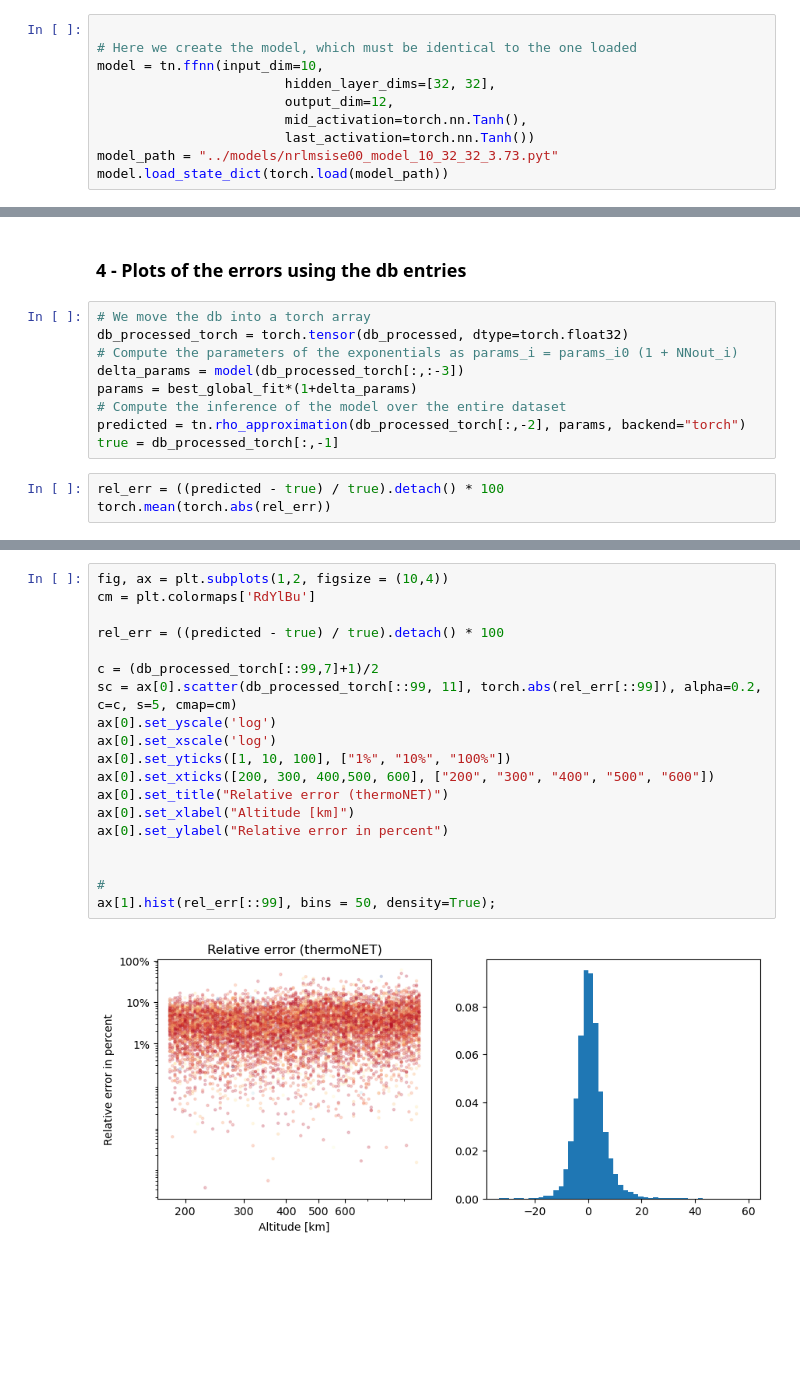
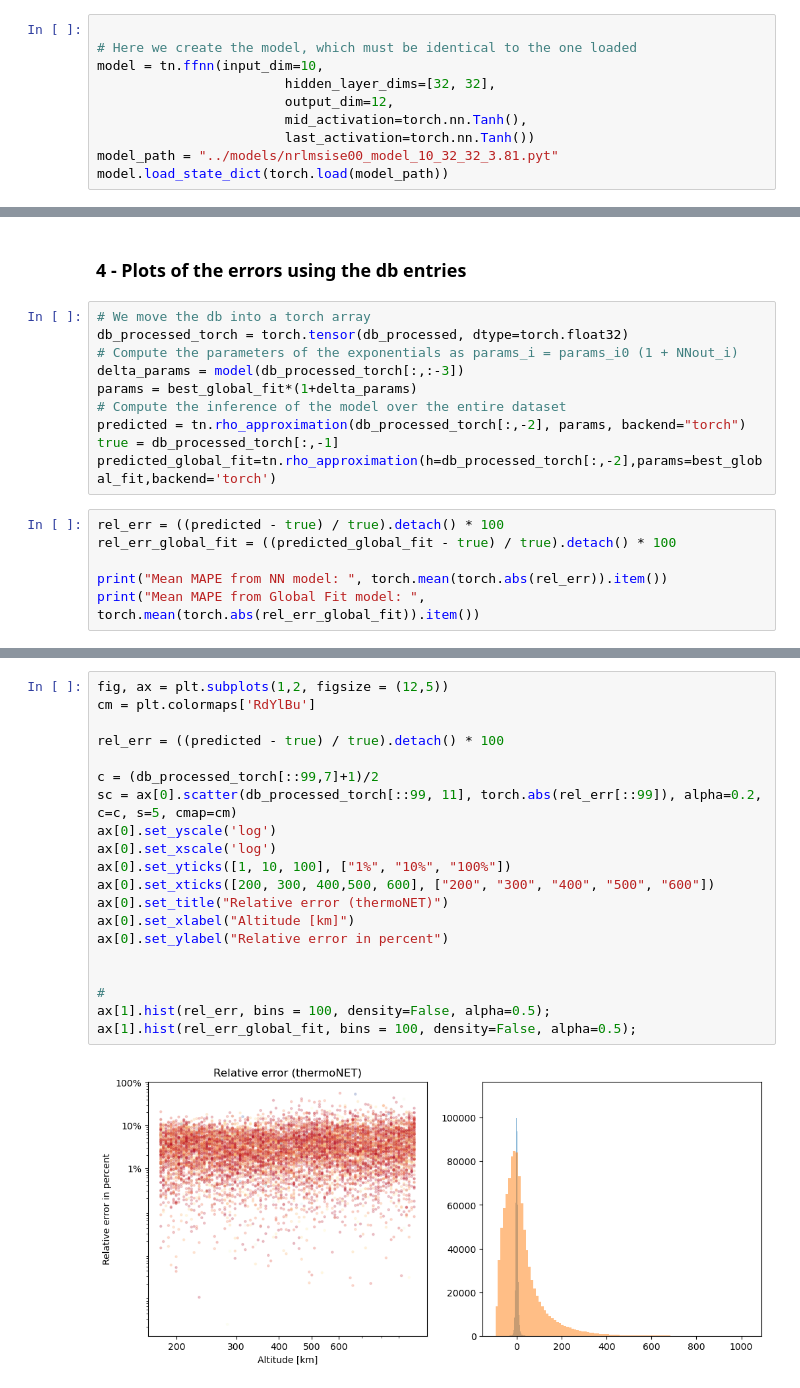
Before and after one commit to esa/thermonets, a Jupyter notebook: notebooks/nrlmsise00_analysis.ipynb, the cells around one changed output, grey strips where cells are left out. Saved outputs shown, nothing was run; the diff lists cells and outputs as text; blank space fills up the shorter version.

```diff
--- a/notebooks/nrlmsise00_analysis.ipynb
+++ b/notebooks/nrlmsise00_analysis.ipynb
@@ -18,7 +18,7 @@ model = tn.ffnn(input_dim=10,
                         output_dim=12,
                         mid_activation=torch.nn.Tanh(),
                         last_activation=torch.nn.Tanh())
-model_path = "../models/nrlmsise00_model_10_32_32_3.73.pyt"
+model_path = "../models/nrlmsise00_model_10_32_32_3.81.pyt"
 model.load_state_dict(torch.load(model_path))
 # %% [output]
 <All keys matched successfully>
@@ -122,7 +122,11 @@ params = best_global_fit*(1+delta_params)
 # Compute the inference of the model over the entire dataset
 predicted = tn.rho_approximation(db_processed_torch[:,-2], params, backend="torch")
 true = db_processed_torch[:,-1]
+predicted_global_fit=tn.rho_approximation(h=db_processed_torch[:,-2],params=best_global_fit,backend='torch')
 # %%
 rel_err = ((predicted - true) / true).detach() * 100
-torch.mean(torch.abs(rel_err))
+rel_err_global_fit = ((predicted_global_fit - true) / true).detach() * 100
+
+print("Mean MAPE from NN model: ", torch.mean(torch.abs(rel_err)).item())
+print("Mean MAPE from Global Fit model: ", torch.mean(torch.abs(rel_err_global_fit)).item())
 # %% [output]
@@ -130,21 +135,22 @@ tensor(3.8080)
 # %%
-fig, ax = plt.subplots(1,2, figsize = (10,4))
+fig, ax = plt.subplots(1,2, figsize = (12,5))
 cm = plt.colormaps['RdYlBu']
 
 rel_err = ((predicted - true) / true).detach() * 100
 
 c = (db_processed_torch[::99,7]+1)/2
 sc = ax[0].scatter(db_processed_torch[::99, 11], torch.abs(rel_err[::99]), alpha=0.2, c=c, s=5, cmap=cm)
 ax[0].set_yscale('log')
 ax[0].set_xscale('log')
 ax[0].set_yticks([1, 10, 100], ["1%", "10%", "100%"])
 ax[0].set_xticks([200, 300, 400,500, 600], ["200", "300", "400", "500", "600"])
 ax[0].set_title("Relative error (thermoNET)")
 ax[0].set_xlabel("Altitude [km]")
 ax[0].set_ylabel("Relative error in percent")
 
 
 #
-ax[1].hist(rel_err[::99], bins = 50, density=True);
+ax[1].hist(rel_err, bins = 100, density=False, alpha=0.5);
+ax[1].hist(rel_err_global_fit, bins = 100, density=False, alpha=0.5);
 # %% [output]
-[figure, old version]
+[figure, new version]
```
Also changed, not shown: parts of 1 cell of this notebook, 3 other files.
